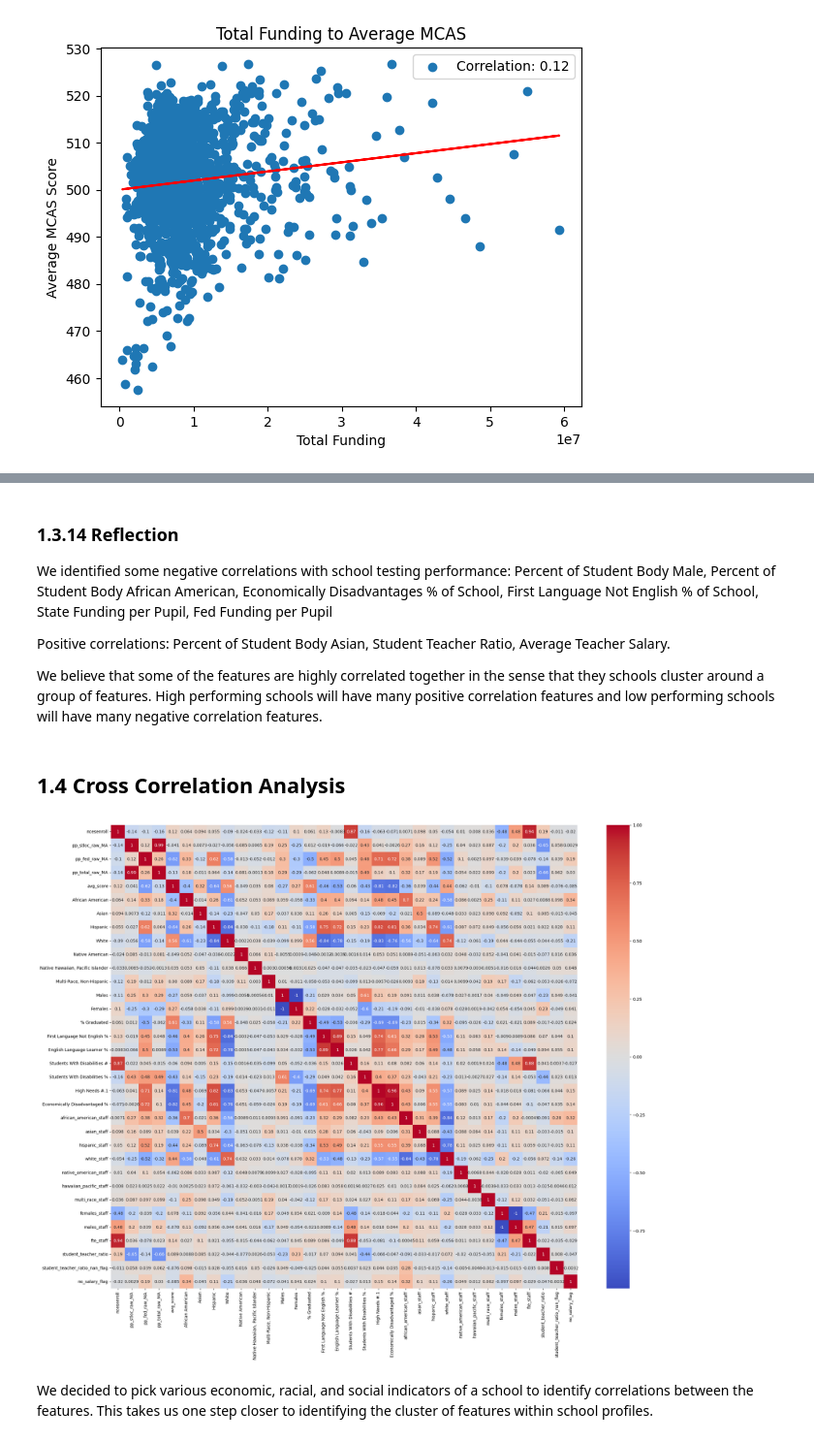
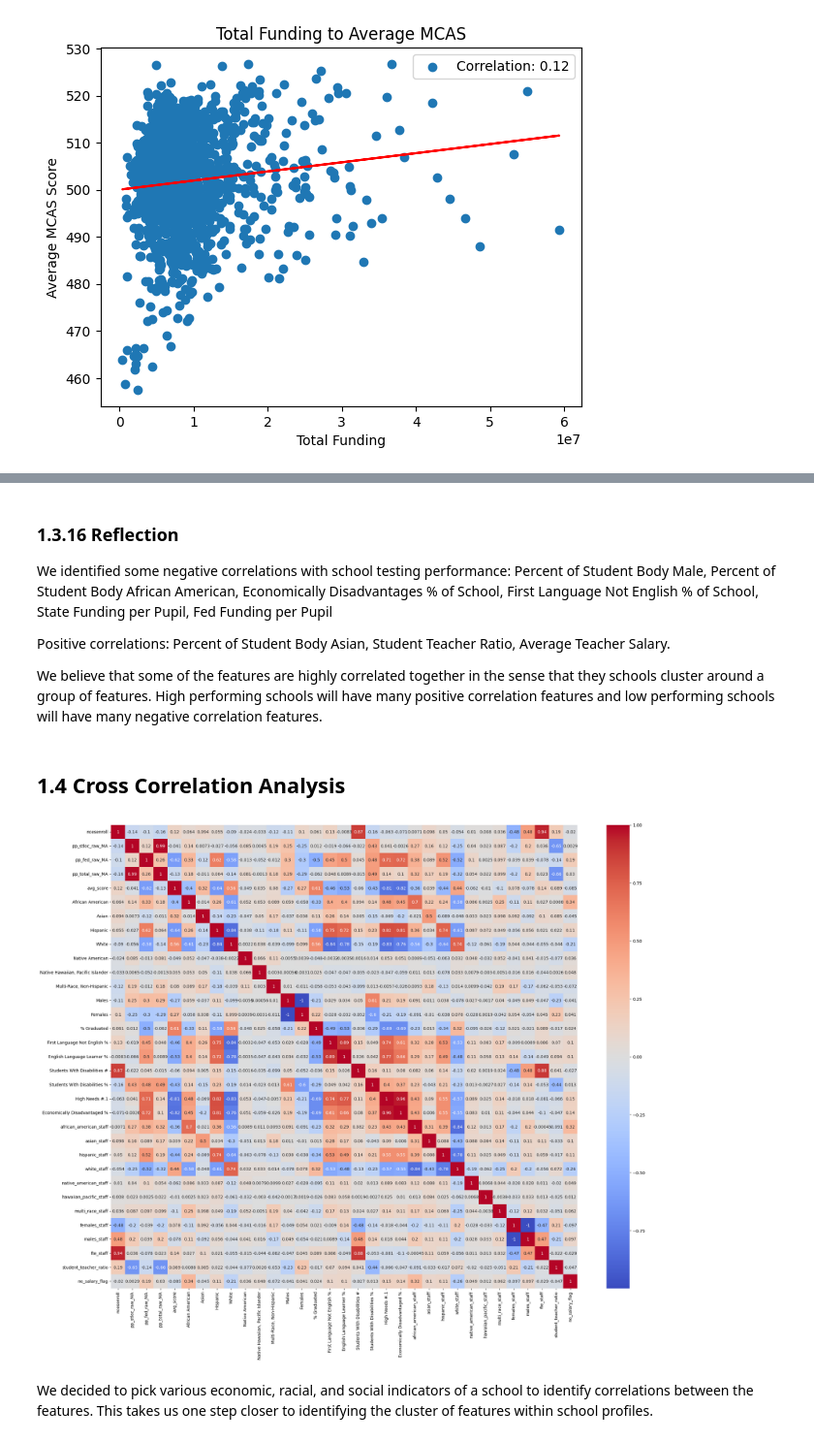
Before and after one commit to alexcraig043/qss-20-final-project, a Jupyter notebook: src/code/01_data_exploration.ipynb, the cells around one changed output, grey strips where cells are left out. Shown at 97% size. Drawn from its saved outputs; the diff is of its cells as text; code cells hidden in the pictures.

```diff
--- a/src/code/01_data_exploration.ipynb
+++ b/src/code/01_data_exploration.ipynb
@@ -158,5 +170,5 @@ make_scatter_plot(x = 'schooltot_raw_MA', title = "Total Funding to Average MCAS
 # %% [markdown]
-### 1.3.14 Reflection
+### 1.3.16 Reflection
 
 We identified some negative correlations with school testing performance: Percent of Student Body Male, Percent of Student Body African American, Economically Disadvantages % of School, First Language Not English % of School, State Funding per Pupil, Fed Funding per Pupil
 
@@ -167,26 +179,26 @@ We believe that some of the features are highly correlated together in the sense
 ## 1.4 Cross Correlation Analysis
 # %%
 # Define the list of columns to drop
-cols_to_drop = ['schoolstloc_raw_MA', 'schoolfed_raw_MA', 'schooltot_raw_MA', 'distname', 'schoolname', 'flag_nerds', 'flag_f33', 'gradespan', 'distname_lower', 'schoolname_lower', 'School Name', 'School Code', 'ELA_elem', 'MATH_elem', 'SCI', 'avg_score_elem', 'ELA_hs', 'MATH_hs', 'avg_score_hs', 'District Name', 'District Code', 'salary_totals_teachers', 'avg_salary_teachers']
+cols_to_drop = ['schoolstloc_raw_MA', 'schoolfed_raw_MA', 'schooltot_raw_MA', 'distname', 'schoolname', 'flag_nerds', 'flag_f33', 'gradespan', 'distname_lower', 'schoolname_lower', 'School Name', 'School Code', 'ELA_elem', 'MATH_elem', 'SCI', 'avg_score_elem', 'ELA_hs', 'MATH_hs', 'avg_score_hs', 'student_teacher_ratio_nan_flag', 'District Name', 'District Code', 'salary_totals_teachers', 'avg_salary_teachers']
 
 # Drop the columns from the dataframe
 df = master_df.drop(cols_to_drop, axis=1)
 
 # Calculate the correlation coefficients
 correlations = df.corr()
 
 fig, ax = plt.subplots(figsize=(25, 20))
 
 # Create the heatmap plot
 sns.heatmap(correlations, cmap='coolwarm', annot=True, ax=ax)
 
 # Save the plot
 plt.savefig("../output/figures/correlation_heatmap.png", dpi = 500)
 
 # Display the plot
 plt.show()
 # %% [output]
-[figure, old version]
+[figure, new version]
 # %% [markdown]
 We decided to pick various economic, racial, and social indicators of a school to identify correlations between the features. This takes us one step closer to identifying the cluster of features within school profiles.
 # %%
```
Also changed, not shown: parts of 5 cells of this notebook, 3 other files.
